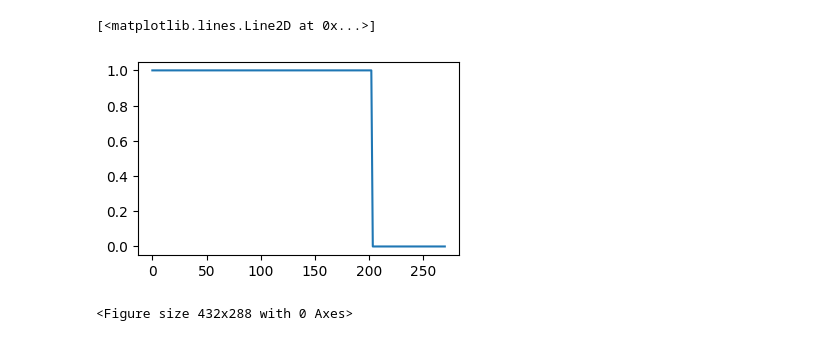
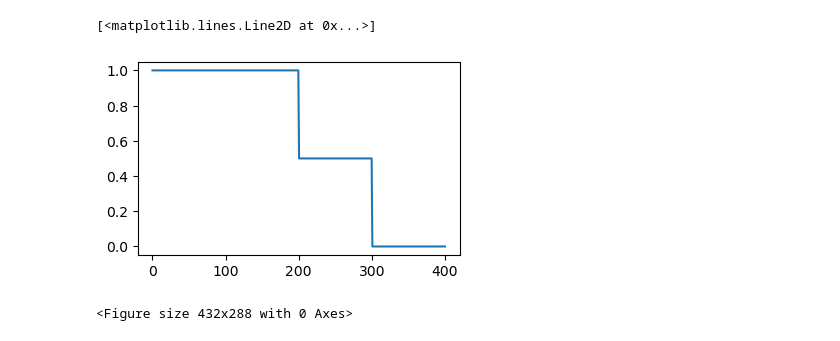
Before and after one commit to Kshora/pytmap7, a Jupyter notebook: examples/example.ipynb, the cells around one changed output. Cells and saved outputs as stored; diff of their text form; code cells hidden in the pictures.

```diff
--- a/examples/example.ipynb
+++ b/examples/example.ipynb
@@ -10,14 +12,16 @@ import aklab.mpls as mpl # https://github.com/queezz/aklab
 # %%
 #mpl.font_setup(size=14)
 mpl.figprep(width=300)
-n = 200
-t = np.linspace(0,270,n)
+n = 400
+t = np.linspace(0,400,n)
 pressure = np.linspace(1,1,n)
-pressure[150:] = 0
+pressure[200:] = 0.5
+pressure[300:] = 0
+# pressure[:100] =
 plt.plot(t,pressure)
 # %% [output]
 [<matplotlib.lines.Line2D at 0x...>]
-[figure, old version]
+[figure, new version]
 # %%
 %run -n ../tmap7.py
 piranipath = os.path.abspath('../pirani.dat')
```
Also changed, not shown: parts of 9 cells of this notebook, 1 other file.
